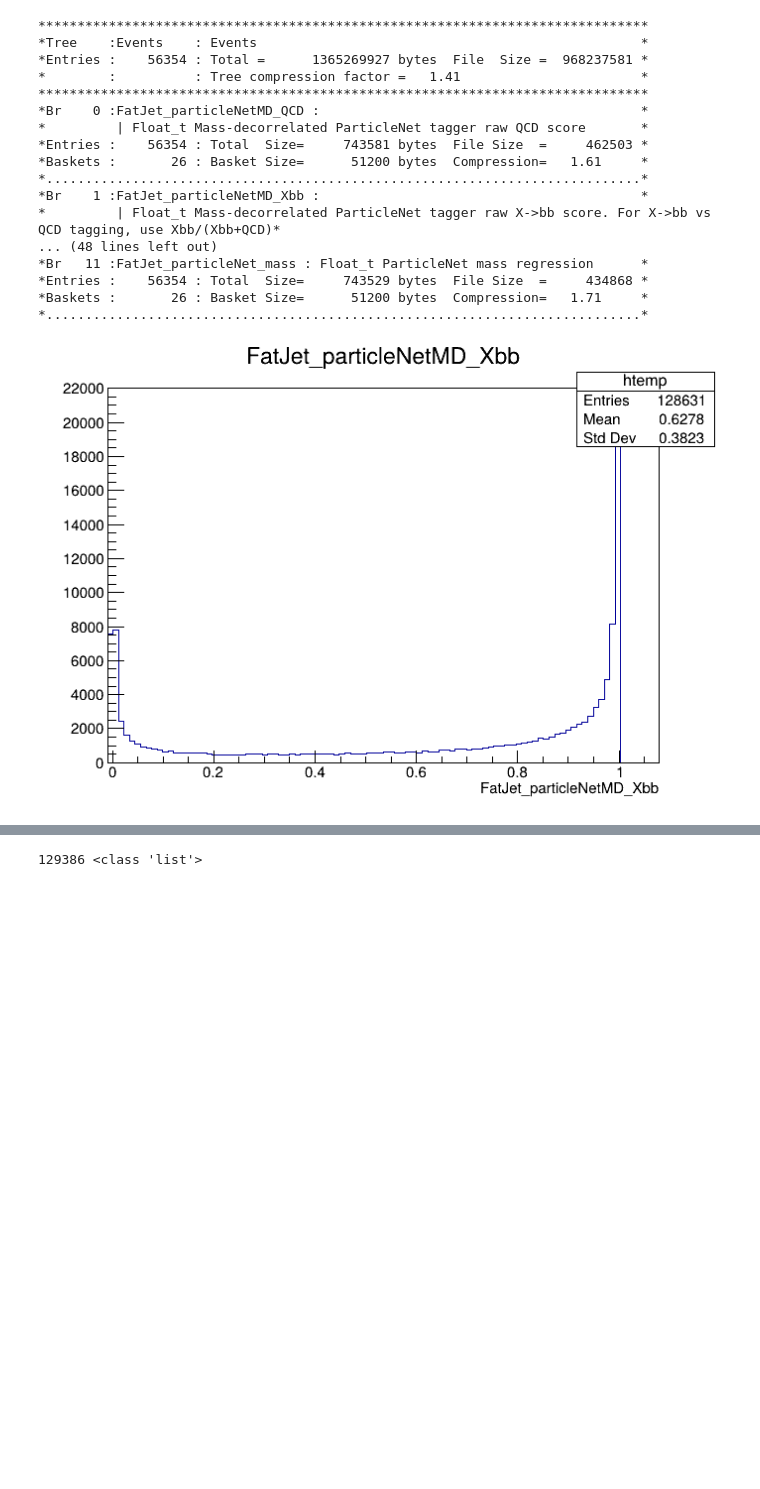
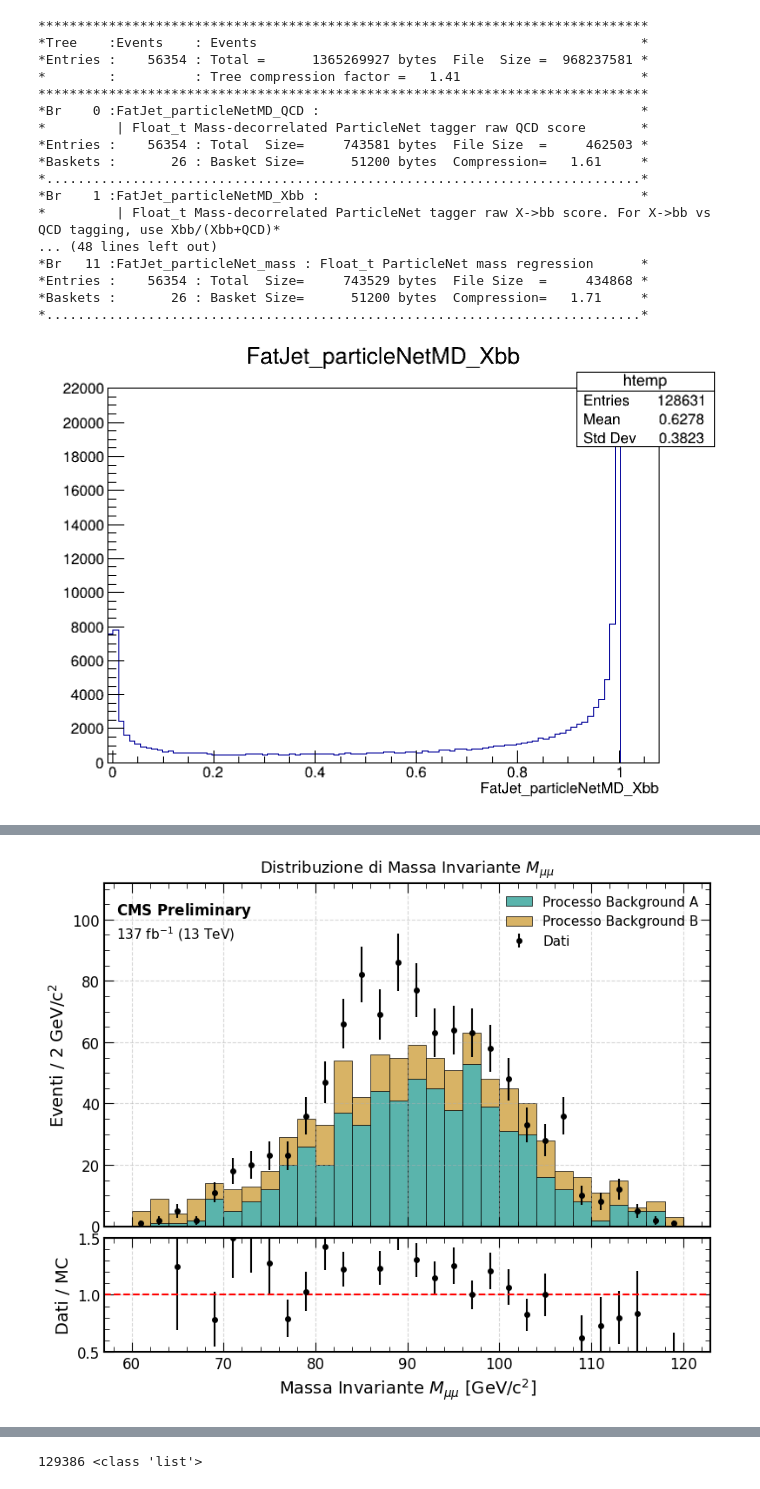
Before and after one commit to riccardocanterini-cyber/Tesi, a Jupyter notebook: Plot_Dati.ipynb, the cells around one changed output, grey strips where cells are left out. Drawn from its saved outputs; the diff is of its cells as text; code cells hidden in the pictures; blank space fills up the shorter version.

```diff
--- a/Plot_Dati.ipynb
+++ b/Plot_Dati.ipynb
@@ -138 +138,96 @@ plt.savefig("Istogramma_FatJet_Mass_25_50_75.png")
 <Figure size 640x480 with 0 Axes>
+# %%
+import os
+import matplotlib.pyplot as plt
+import numpy as np
+from matplotlib.ticker import AutoMinorLocator
+
+# --- 1. CONFIGURAZIONE GLOBALE DELLO STILE ---
+plt.rcParams.update({
+    'font.size': 12,
+    'font.family': 'sans-serif',
+    'font.sans-serif': ['Liberation Sans', 'Dejavu Sans'],
+    'xtick.direction': 'in',
+    'ytick.direction': 'in',
+    'xtick.major.size': 8,
+    'ytick.major.size': 8,
+    'xtick.minor.size': 4,
+    'ytick.minor.size': 4,
+    'xtick.top': True,
+    'ytick.right': True,
+    'axes.linewidth': 1.5,
+    'text.usetex': False, # Setta a True se hai un'installazione LaTeX funzionante
+})
+
+# --- 2. CREAZIONE DELLA STRUTTURA MULTI-PANEL (MAIN + RATIO) ---
+fig, (ax1, ax2) = plt.subplots(2, 1, figsize=(9, 7), sharex=True,
+                               gridspec_kw={'height_ratios': [3, 1], 'hspace': 0.05})
+
+# --- SIMULAZIONE DATI (Da sostituire con i tuoi array reali) ---
+bins = np.linspace(60, 120, 31)
+bin_centers = (bins[:-1] + bins[1:]) / 2.
+hist_data = np.random.normal(91, 10, 1000) # Dati simulati
+hist_mc1 = np.random.normal(91, 10, 600)  # MC Processo 1
+hist_mc2 = np.random.normal(91, 20, 300)  # MC Processo 2
+
+# Creazione istogrammi (usiamo np.histogram per consistenza)
+counts_data, _ = np.histogram(hist_data, bins=bins)
+counts_mc1, _ = np.histogram(hist_mc1, bins=bins)
+counts_mc2, _ = np.histogram(hist_mc2, bins=bins)
+errors_data = np.sqrt(counts_data)
+
+# --- 3. GRAFICO PRINCIPALE (ax1) ---
+# Stacked MC
+mc_counts = [counts_mc1, counts_mc2]
+mc_labels = ['Processo Background A', 'Processo Background B']
+mc_colors = ['#5ab4ac', '#d8b365']
+
+# CORREZIONE: Creiamo una lista di "assi x" lunga quanto il numero di processi da impilare
+x_bins = [bins[:-1]] * len(mc_counts)
+
+# Ora passiamo x_bins e mc_counts direttamente, che hanno la stessa identica forma
+ax1.hist(x_bins, bins=bins, weights=mc_counts,
+         stacked=True, color=mc_colors, label=mc_labels, edgecolor='black', linewidth=0.5)
+
+# Dati con errore
+ax1.errorbar(bin_centers, counts_data, yerr=errors_data, fmt='ko', label='Dati', markersize=4)
+
+# ... (il resto della formattazione di ax1 rimane uguale)
+# Formattazione ax1
+ax1.set_ylabel('Eventi / 2 GeV/c$^2$', fontsize=14)
+ax1.set_yscale('linear') # o 'log'
+ax1.set_ylim(0, max(counts_data) * 1.3)
+ax1.legend(loc='upper right', frameon=False, fontsize=11)
+ax1.grid(True, linestyle='--', alpha=0.5)
+ax1.yaxis.set_minor_locator(AutoMinorLocator())
+
+# --- 4. AGGIUNTA INTESTAZIONE CMS ---
+ax1.text(0.02, 0.95, r'$\mathbf{CMS}$ Preliminary', transform=ax1.transAxes, fontsize=12, fontweight='bold', va='top')
+ax1.text(0.02, 0.88, r'$137\text{ fb}^{-1}\ (13\text{ TeV})$', transform=ax1.transAxes, fontsize=11, va='top')
+ax1.text(0.5, 1.03, 'Distribuzione di Massa Invariante $M_{\mu\mu}$', transform=ax1.transAxes, fontsize=13, ha='center')
+
+# --- 5. GRAFICO DEL RAPPORTO (ax2) ---
+ratio = np.divide(counts_data, np.sum(mc_counts, axis=0),
+                  out=np.zeros_like(counts_data, dtype=float), # <-- Aggiunto dtype=float
+                  where=np.sum(mc_counts, axis=0)!=0)
+
+ratio_err = np.divide(errors_data, np.sum(mc_counts, axis=0),
+                      out=np.zeros_like(errors_data, dtype=float), # <-- Aggiunto dtype=float
+                      where=np.sum(mc_counts, axis=0)!=0)
+ax2.errorbar(bin_centers, ratio, yerr=ratio_err, fmt='ko', markersize=4)
+ax2.axhline(1.0, color='red', linestyle='--', linewidth=1.5)
+
+# Formattazione ax2
+ax2.set_ylabel('Dati / MC', fontsize=14)
+ax2.set_xlabel(r'Massa Invariante $M_{\mu\mu}$ [GeV/c$^2$]', fontsize=14)
+ax2.set_ylim(0.5, 1.5)
+ax2.grid(True, linestyle='--', alpha=0.5)
+ax2.xaxis.set_minor_locator(AutoMinorLocator())
+ax2.yaxis.set_minor_locator(AutoMinorLocator())
+
+# Mostra e salva
+plt.tight_layout()
+# plt.savefig('mio_grafico_professionale.pdf', bbox_inches='tight') # Usa PDF per la tesi!
+plt.show()
+# %% [output]
+[figure, added]
```
Also changed, not shown: parts of 6 cells of this notebook, 11 other files.
